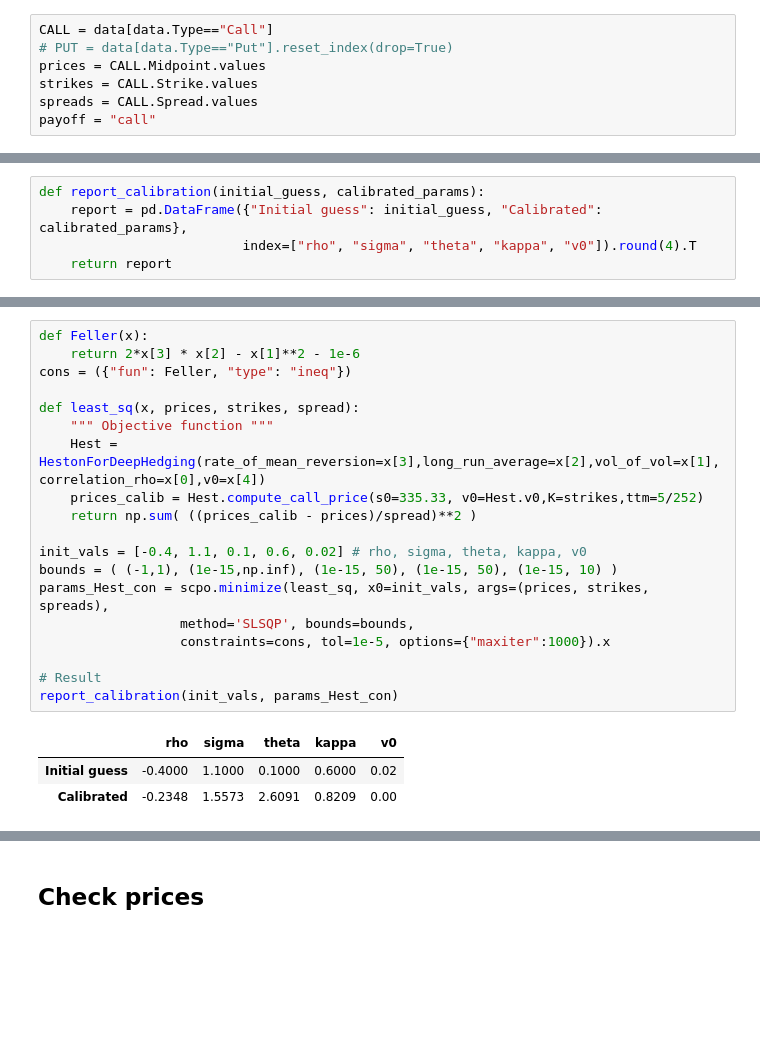
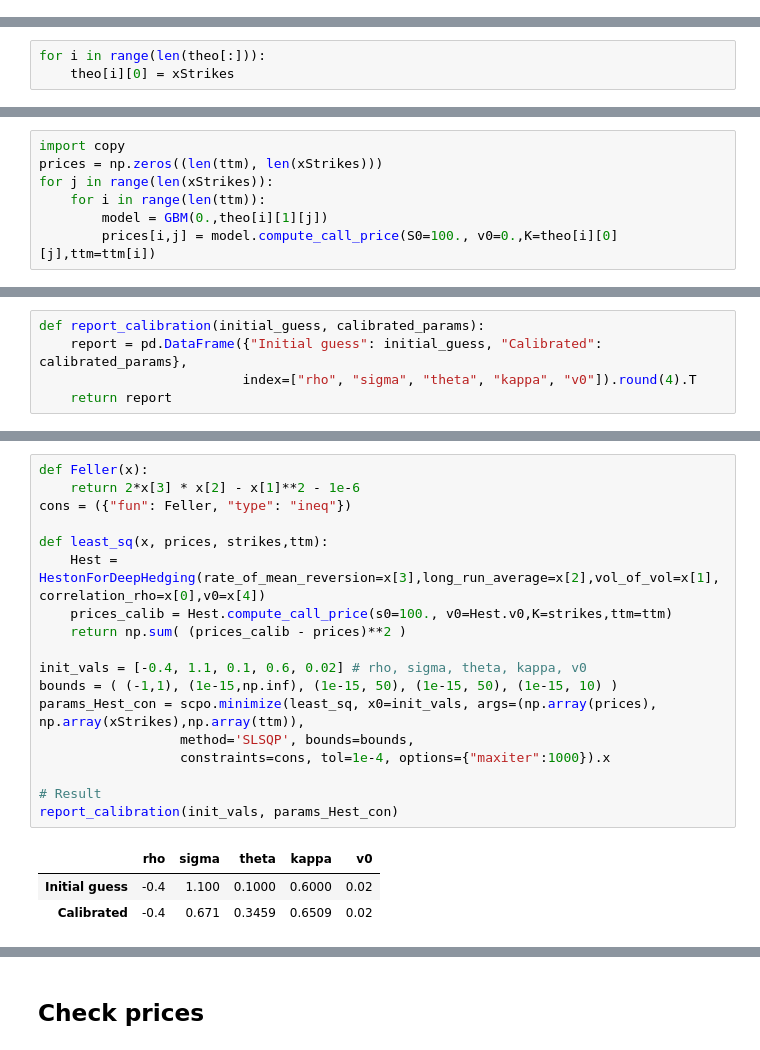
Before and after one commit to RIVACON/RiVaPy, a Jupyter notebook: sandbox/embedding/model_calibration.ipynb, the cells around one changed output, grey strips where cells are left out. Cells and saved outputs as stored; diff of their text form; blank space fills up the shorter version.

Commit message:
implied vol and calibration of Heston model

```diff
--- a/sandbox/embedding/model_calibration.ipynb
+++ b/sandbox/embedding/model_calibration.ipynb
@@ -28,7 +9,0 @@ data
-# %%
-CALL = data[data.Type=="Call"]
-# PUT = data[data.Type=="Put"].reset_index(drop=True)
-prices = CALL.Midpoint.values
-strikes = CALL.Strike.values
-spreads = CALL.Spread.values
-payoff = "call"
@@ -34,0 +611,3 @@ payoff = "call"
+# %%
+for i in range(len(theo[:])):
+    theo[i][0] = xStrikes
@@ -35 +623,8 @@ payoff = "call"
+# %%
+import copy
+prices = np.zeros((len(ttm), len(xStrikes)))
+for j in range(len(xStrikes)):
+    for i in range(len(ttm)):
+        model = GBM(0.,theo[i][1][j])
+        prices[i,j] = model.compute_call_price(S0=100., v0=0.,K=theo[i][0][j],ttm=ttm[i])
 # %% [markdown]
@@ -73,26 +637,25 @@ report_calibration(init_vals, params_Hest)
 # %%
 def Feller(x):
     return 2*x[3] * x[2] - x[1]**2 - 1e-6
 cons = ({"fun": Feller, "type": "ineq"})
 
-def least_sq(x, prices, strikes, spread):
-    """ Objective function """
+def least_sq(x, prices, strikes,ttm):
     Hest = HestonForDeepHedging(rate_of_mean_reversion=x[3],long_run_average=x[2],vol_of_vol=x[1], correlation_rho=x[0],v0=x[4])
-    prices_calib = Hest.compute_call_price(s0=335.33, v0=Hest.v0,K=strikes,ttm=5/252)
-    return np.sum( ((prices_calib - prices)/spread)**2 )
+    prices_calib = Hest.compute_call_price(s0=100., v0=Hest.v0,K=strikes,ttm=ttm)
+    return np.sum( (prices_calib - prices)**2 )
 
 init_vals = [-0.4, 1.1, 0.1, 0.6, 0.02] # rho, sigma, theta, kappa, v0
 bounds = ( (-1,1), (1e-15,np.inf), (1e-15, 50), (1e-15, 50), (1e-15, 10) )
-params_Hest_con = scpo.minimize(least_sq, x0=init_vals, args=(prices, strikes, spreads),
+params_Hest_con = scpo.minimize(least_sq, x0=init_vals, args=(np.array(prices), np.array(xStrikes),np.array(ttm)),
                   method='SLSQP', bounds=bounds,
-                  constraints=cons, tol=1e-5, options={"maxiter":1000}).x
+                  constraints=cons, tol=1e-4, options={"maxiter":1000}).x
 
 # Result
 report_calibration(init_vals, params_Hest_con)
 # %% [output]
 |  | rho | sigma | theta | kappa | v0 |
-| Initial guess | -0.4000 | 1.1000 | 0.1000 | 0.6000 | 0.02 |
-| Calibrated | -0.2348 | 1.5573 | 2.6091 | 0.8209 | 0.00 |
+| Initial guess | -0.4 | 1.100 | 0.1000 | 0.6000 | 0.02 |
+| Calibrated | -0.4 | 0.671 | 0.3459 | 0.6509 | 0.02 |
 # %%
 # check the Feller condition
 # 2*kappa*theta > sigma^2 is True
```
Also changed, not shown: parts of 16 cells of this notebook, 1 other file.
